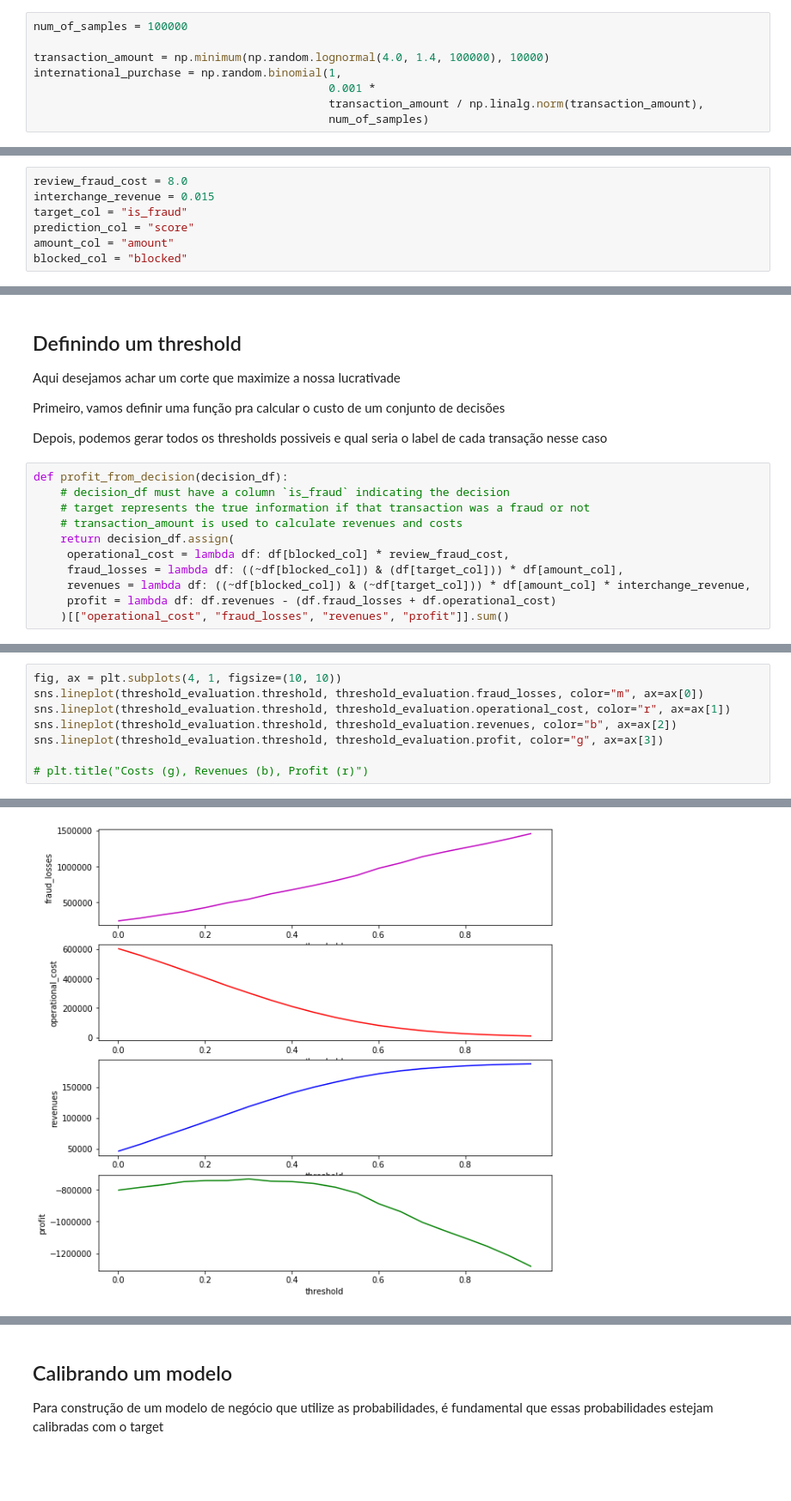
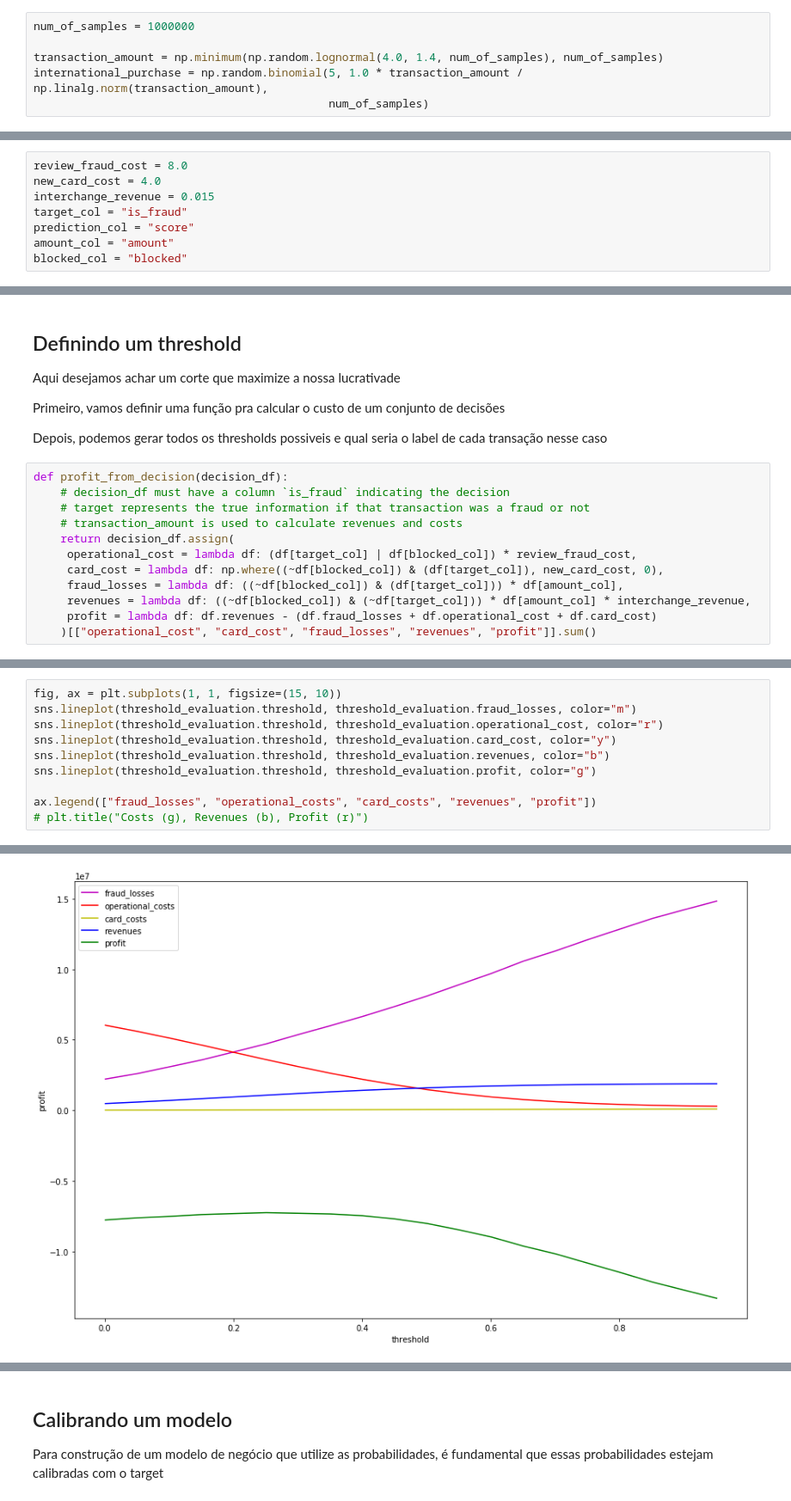
Before and after one commit to nubank/diversidados-curso-ds, a Jupyter notebook: intermediario/Aula 5/decison-making-examples.ipynb, the cells around one changed output, grey strips where cells are left out. Shown: that part at 86% size. Saved outputs shown, nothing was run; the diff lists cells and outputs as text; blank space fills up the shorter version.

```diff
--- a/intermediario/Aula 5/decison-making-examples.ipynb
+++ b/intermediario/Aula 5/decison-making-examples.ipynb
@@ -8,10 +8,8 @@ import seaborn as sns
 # %% [markdown]
 ## Criando o cenario
 # %%
-num_of_samples = 100000
+num_of_samples = 1000000
 
-transaction_amount = np.minimum(np.random.lognormal(4.0, 1.4, 100000), 10000)
-international_purchase = np.random.binomial(1,
-                                            0.001 *
-                                            transaction_amount / np.linalg.norm(transaction_amount),
+transaction_amount = np.minimum(np.random.lognormal(4.0, 1.4, num_of_samples), num_of_samples)
+international_purchase = np.random.binomial(5, 1.0 * transaction_amount / np.linalg.norm(transaction_amount),
                                             num_of_samples)
@@ -85,5 +59,6 @@ df.shape
 # %%
 review_fraud_cost = 8.0
+new_card_cost = 4.0
 interchange_revenue = 0.015
 target_col = "is_fraud"
 prediction_col = "score"
@@ -184,11 +159,12 @@ def profit_from_decision(decision_df):
     # target represents the true information if that transaction was a fraud or not
     # transaction_amount is used to calculate revenues and costs
     return decision_df.assign(
-     operational_cost = lambda df: df[blocked_col] * review_fraud_cost,
+     operational_cost = lambda df: (df[target_col] | df[blocked_col]) * review_fraud_cost,
+     card_cost = lambda df: np.where((~df[blocked_col]) & (df[target_col]), new_card_cost, 0),
      fraud_losses = lambda df: ((~df[blocked_col]) & (df[target_col])) * df[amount_col],
      revenues = lambda df: ((~df[blocked_col]) & (~df[target_col])) * df[amount_col] * interchange_revenue,
-     profit = lambda df: df.revenues - (df.fraud_losses + df.operational_cost)
-    )[["operational_cost", "fraud_losses", "revenues", "profit"]].sum()
+     profit = lambda df: df.revenues - (df.fraud_losses + df.operational_cost + df.card_cost)
+    )[["operational_cost", "card_cost", "fraud_losses", "revenues", "profit"]].sum()
 # %%
 possible_thresholds = np.arange(0.001, 1.0, 0.05)
 all_decisions = []
@@ -209,9 +185,11 @@ threshold_evaluation.head(5)
 # %%
-fig, ax = plt.subplots(4, 1, figsize=(10, 10))
-sns.lineplot(threshold_evaluation.threshold, threshold_evaluation.fraud_losses, color="m", ax=ax[0])
-sns.lineplot(threshold_evaluation.threshold, threshold_evaluation.operational_cost, color="r", ax=ax[1])
-sns.lineplot(threshold_evaluation.threshold, threshold_evaluation.revenues, color="b", ax=ax[2])
-sns.lineplot(threshold_evaluation.threshold, threshold_evaluation.profit, color="g", ax=ax[3])
+fig, ax = plt.subplots(1, 1, figsize=(15, 10))
+sns.lineplot(threshold_evaluation.threshold, threshold_evaluation.fraud_losses, color="m")
+sns.lineplot(threshold_evaluation.threshold, threshold_evaluation.operational_cost, color="r")
+sns.lineplot(threshold_evaluation.threshold, threshold_evaluation.card_cost, color="y")
+sns.lineplot(threshold_evaluation.threshold, threshold_evaluation.revenues, color="b")
+sns.lineplot(threshold_evaluation.threshold, threshold_evaluation.profit, color="g")
 
+ax.legend(["fraud_losses", "operational_costs", "card_costs", "revenues", "profit"])
 # plt.title("Costs (g), Revenues (b), Profit (r)")
 # %% [output]
@@ -219,4 +197,4 @@ sns.lineplot(threshold_evaluation.threshold, threshold_evaluation.profit, color=
-[figure, old version]
+[figure, new version]
 # %%
 best_decision = threshold_evaluation.loc[lambda df: df["profit"].idxmax()]
 best_decision
```
Also changed, not shown: parts of 38 cells of this notebook.
